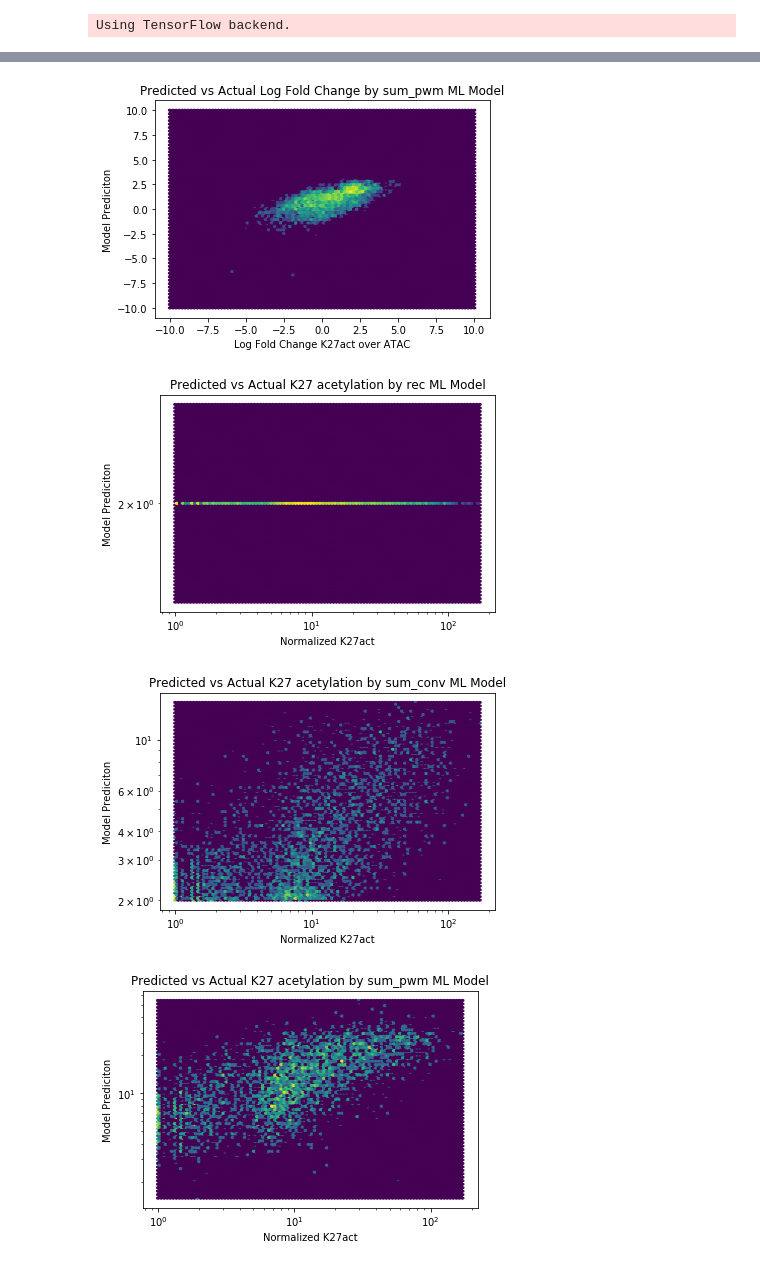
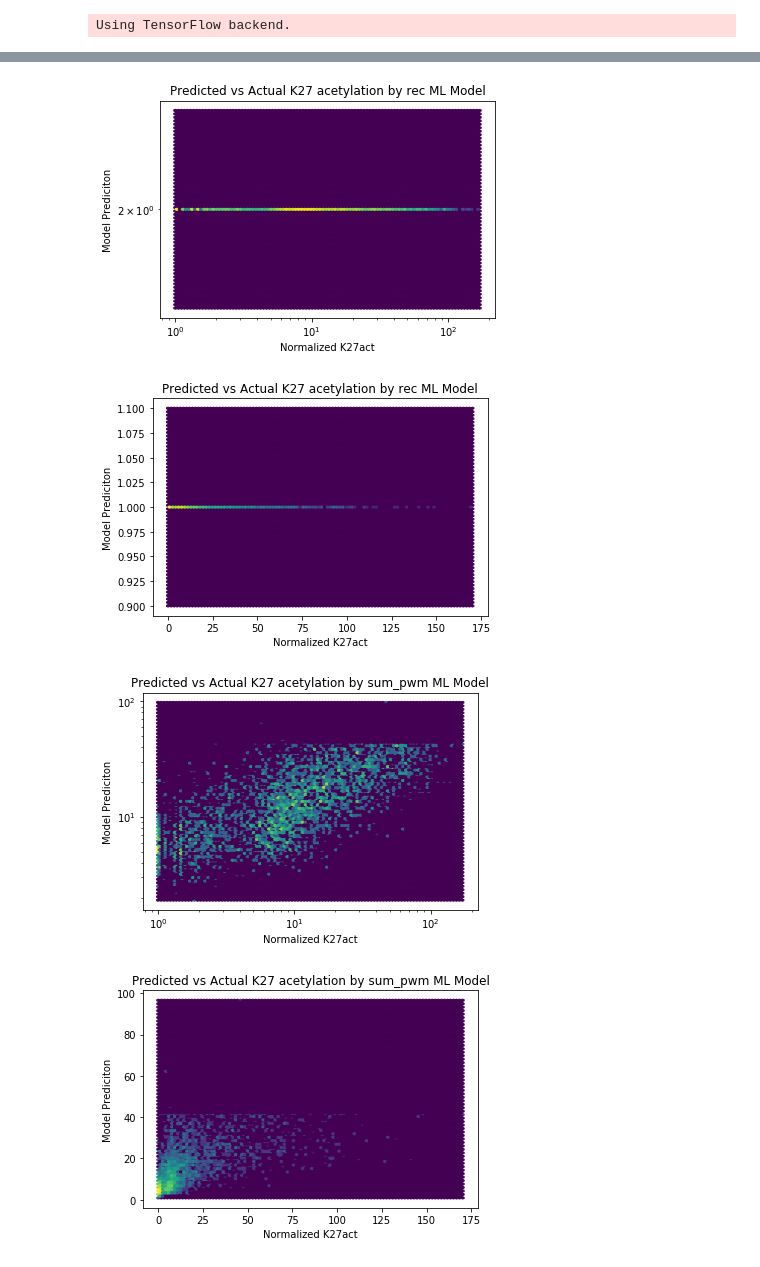
Before and after one commit to kal26/Acessibility_Models, a Jupyter notebook: compare_models.ipynb, the cells around one changed output, grey strips where cells are left out. Drawn from its saved outputs; the diff is of its cells as text; code cells hidden in the pictures.

```diff
--- a/compare_models.ipynb
+++ b/compare_models.ipynb
@@ -26,9 +26,8 @@ kbaseline_models = {'3k':pickle.load(open('/home/kal/K27act_models/cg_model/cg_c
                    #'2k':pickle.load(open('/home/kal/K27act_models/cg_model/cg_cpg_regression_k27act_norm.pk', 'rb'))}
 fml_models = {}
 kml_models = {}
-logkml_models = {'sum_pwm':load_model('/home/kal/K27act_models/convolution_model/20180711_144600_counts_pwm_sum/final_model.h5'),
-                'sum_conv':load_model('/home/kal/K27act_models/convolution_model/20180711_163947_counts_sum/final_model.h5'),
-                'rec':load_model('/home/kal/K27act_models/convolution_model/20180711_164707_counts_recurrent/final_model.h5')}
+logkml_models = {'sum_pwm':load_model('/home/kal/K27act_models/convolution_model/20180730_150744_counts_pwm_sum/final_model.h5'),
+                'rec':load_model('/home/kal/K27act_models/convolution_model/20180730_151934_counts_recurrent/final_model.h5')}
 # %%
 #load in data
 peaks_path = '/home/kal/K27act_models/GM_data/k27act_training_regions_cg.bed'
@@ -144,5 +143,11 @@ for key in ml_k27act_preds:
     plt.ylabel('Model Prediciton')
     plt.hexbin(subpeaks['k27act'].clip(0)+1, ml_k27act_preds[key].clip(0) +1, bins='log', xscale='log', yscale='log')
     plt.show()
+
+    plt.title('Predicted vs Actual K27 acetylation by {} ML Model'.format(key))
+    plt.xlabel('Normalized K27act')
+    plt.ylabel('Model Prediciton')
+    plt.hexbin(subpeaks['k27act'], ml_k27act_preds[key], bins='log')
+    plt.show()
 # %% [output]
 [figure]
@@ -150,7 +155,7 @@ for key in ml_k27act_preds:
-[figure, old version]
+[figure, new version]
-[figure, old version]
+[figure, new version]
-[figure, old version]
+[figure, new version]
-[figure, old version]
+[figure, new version]
 # %%
 # mse plots
 prop_cycle = plt.rcParams['axes.prop_cycle']
```
Also changed, not shown: parts of 6 cells of this notebook, 2 other files.
